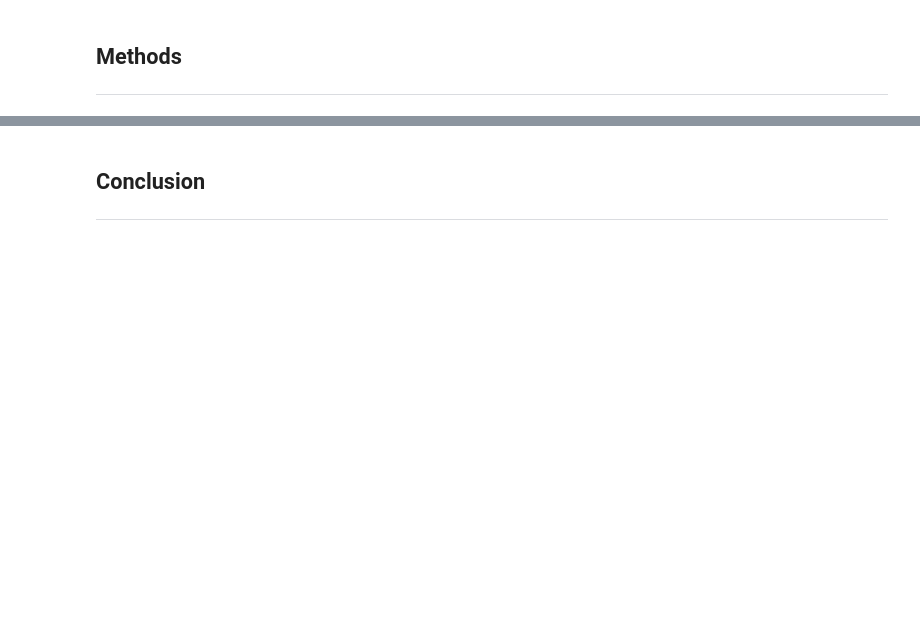
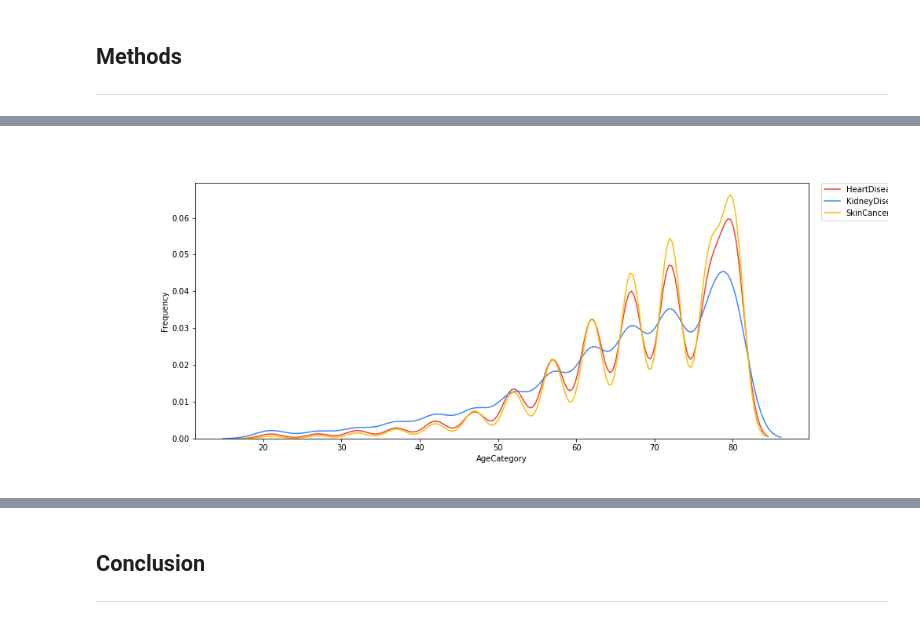
Before and after one commit to UCB-stat-159-s22/hw07-group28, a Jupyter notebook: main.ipynb, the cells around one changed output, grey strips where cells are left out. Drawn from its saved outputs; the diff is of its cells as text; code cells hidden in the pictures; blank space fills up the shorter version.

```diff
--- a/main.ipynb
+++ b/main.ipynb
@@ -97,0 +125,5 @@ df.head()
+# %%
+
+Image(filename='figures/contin_frequency.png')
+# %% [output]
+[figure, added]
```
Also changed, not shown: parts of 15 cells of this notebook, 3 other files.
